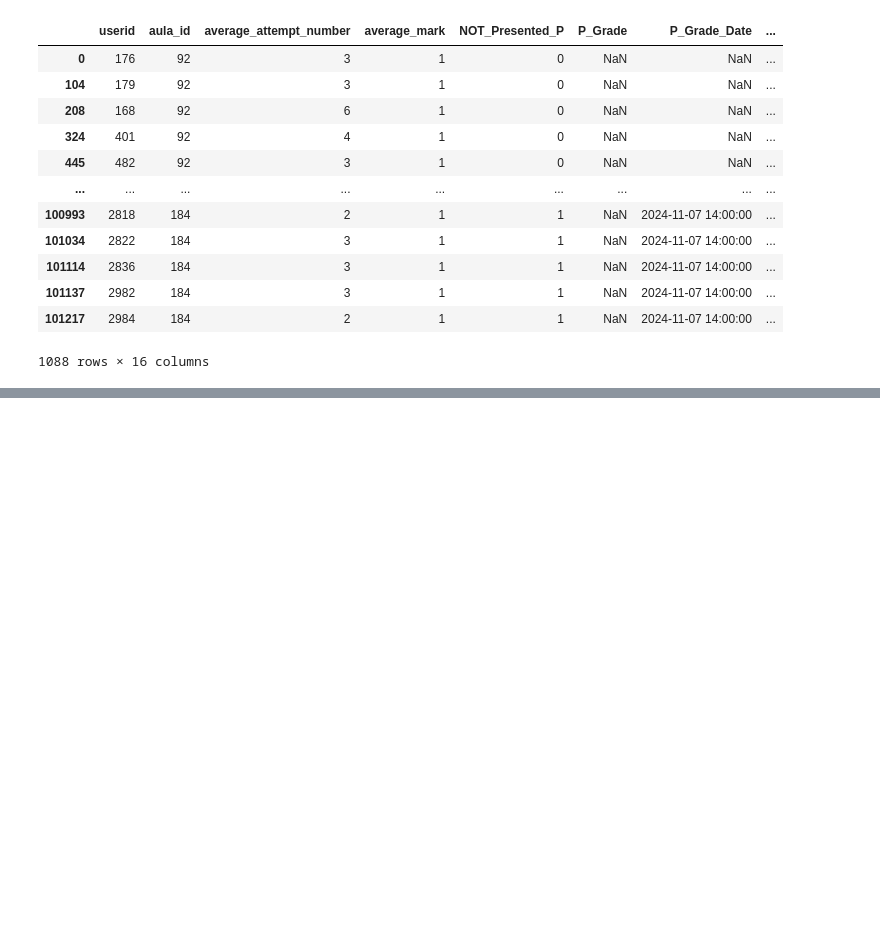
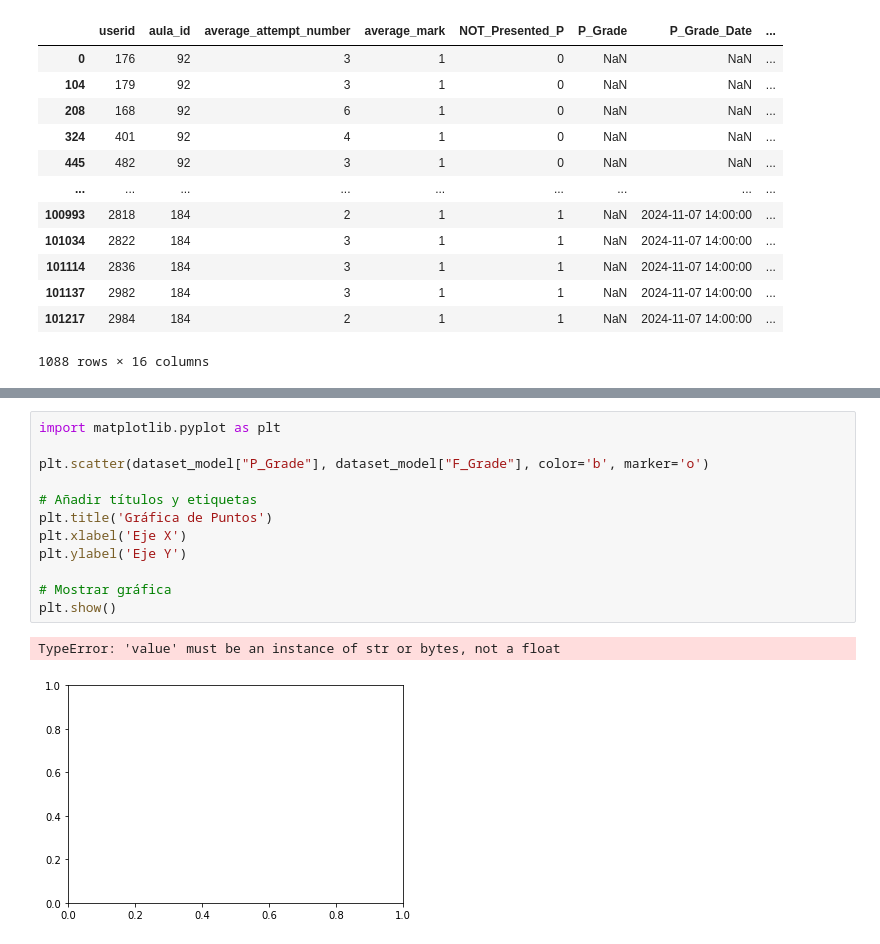
Before and after one commit to geniiss/MoonKEY, a Jupyter notebook: code/Model/model2.ipynb, the cells around one changed output, grey strips where cells are left out. Drawn from its saved outputs; the diff is of its cells as text; blank space fills up the shorter version.

```diff
--- a/code/Model/model2.ipynb
+++ b/code/Model/model2.ipynb
@@ -189,0 +174,15 @@ dataset[(dataset["aula_id"] == 92) & (dataset["userid"] == 168)]
+# %%
+import matplotlib.pyplot as plt
+
+plt.scatter(dataset_model["P_Grade"], dataset_model["F_Grade"], color='b', marker='o')
+
+# Añadir títulos y etiquetas
+plt.title('Gráfica de Puntos')
+plt.xlabel('Eje X')
+plt.ylabel('Eje Y')
+
+# Mostrar gráfica
+plt.show()
+# %% [output]
+TypeError: 'value' must be an instance of str or bytes, not a float
+[figure, added]
```
Also changed, not shown: parts of 1 cell of this notebook.
